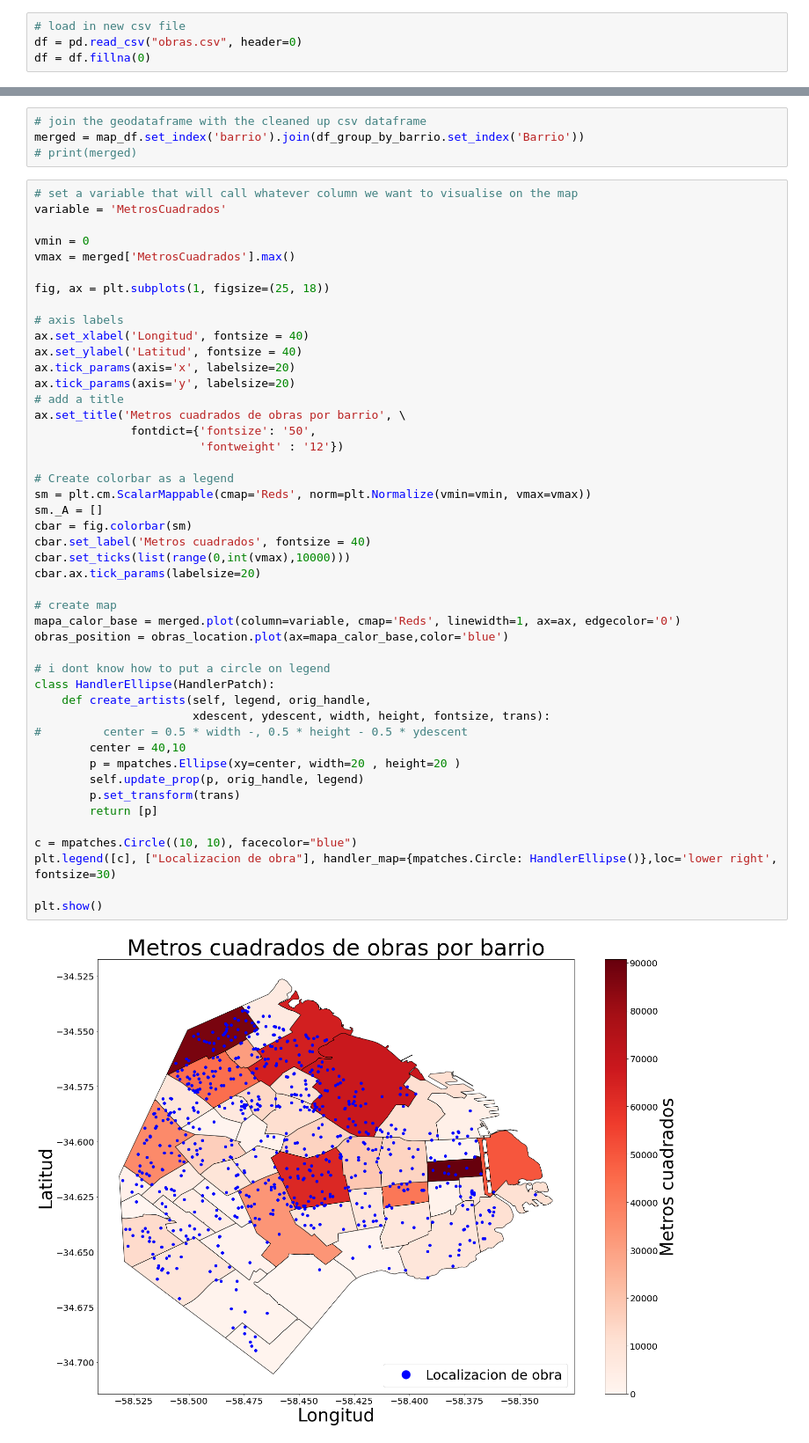
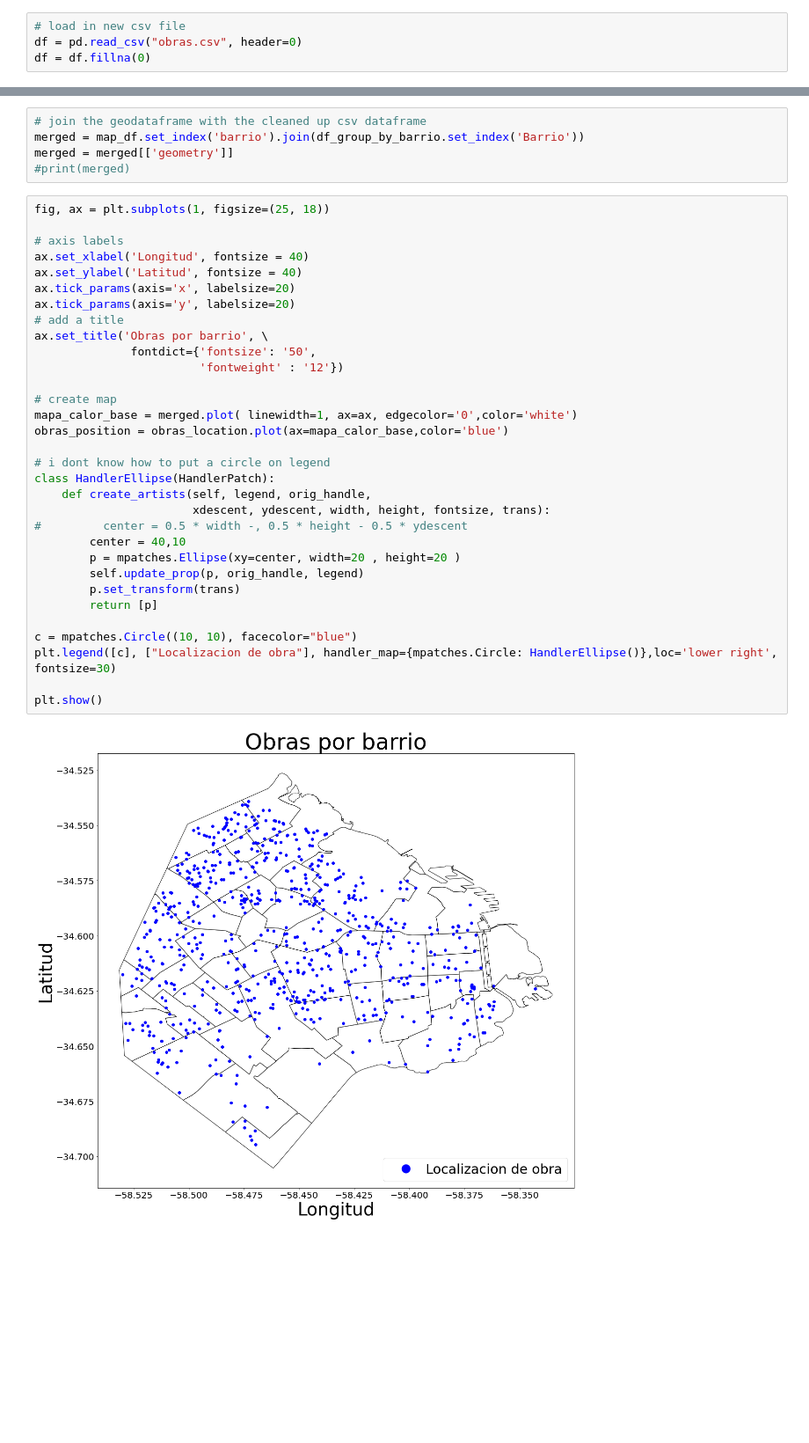
Before and after one commit to dhsantos/Calidad-De-Datos, a Jupyter notebook: asignaciones/tp-final/mapadecalor.ipynb, the cells around one changed output, grey strips where cells are left out. Shown at 88% size. Saved outputs shown, nothing was run; the diff lists cells and outputs as text; blank space fills up the shorter version.

Commit message:
mapa de calor en blanco

```diff
--- a/asignaciones/tp-final/mapadecalor.ipynb
+++ b/asignaciones/tp-final/mapadecalor.ipynb
@@ -24,52 +26,39 @@ df_group_by_barrio = df.groupby(['Barrio'], as_index=False).sum()
 # %%
 # join the geodataframe with the cleaned up csv dataframe
 merged = map_df.set_index('barrio').join(df_group_by_barrio.set_index('Barrio'))
-# print(merged)
+merged = merged[['geometry']]
+#print(merged)
 # %%
-# set a variable that will call whatever column we want to visualise on the map
-variable = 'MetrosCuadrados'
-
-vmin = 0
-vmax = merged['MetrosCuadrados'].max()
-
 fig, ax = plt.subplots(1, figsize=(25, 18))
 
 # axis labels
 ax.set_xlabel('Longitud', fontsize = 40)
 ax.set_ylabel('Latitud', fontsize = 40)
 ax.tick_params(axis='x', labelsize=20)
 ax.tick_params(axis='y', labelsize=20)
 # add a title
-ax.set_title('Metros cuadrados de obras por barrio', \
+ax.set_title('Obras por barrio', \
               fontdict={'fontsize': '50',
                         'fontweight' : '12'})
 
-# Create colorbar as a legend
-sm = plt.cm.ScalarMappable(cmap='Reds', norm=plt.Normalize(vmin=vmin, vmax=vmax))
-sm._A = []
-cbar = fig.colorbar(sm)
-cbar.set_label('Metros cuadrados', fontsize = 40)
-cbar.set_ticks(list(range(0,int(vmax),10000)))
-cbar.ax.tick_params(labelsize=20)
-
 # create map
-mapa_calor_base = merged.plot(column=variable, cmap='Reds', linewidth=1, ax=ax, edgecolor='0')
+mapa_calor_base = merged.plot( linewidth=1, ax=ax, edgecolor='0',color='white')
 obras_position = obras_location.plot(ax=mapa_calor_base,color='blue')
 
 # i dont know how to put a circle on legend
 class HandlerEllipse(HandlerPatch):
     def create_artists(self, legend, orig_handle,
                        xdescent, ydescent, width, height, fontsize, trans):
 #         center = 0.5 * width -, 0.5 * height - 0.5 * ydescent
         center = 40,10
         p = mpatches.Ellipse(xy=center, width=20 , height=20 )
         self.update_prop(p, orig_handle, legend)
         p.set_transform(trans)
         return [p]
 
 c = mpatches.Circle((10, 10), facecolor="blue")
 plt.legend([c], ["Localizacion de obra"], handler_map={mpatches.Circle: HandlerEllipse()},loc='lower right', fontsize=30)
 
 plt.show()
 # %% [output]
-[figure, old version]
+[figure, new version]
```
Also changed, not shown: parts of 1 cell of this notebook.
